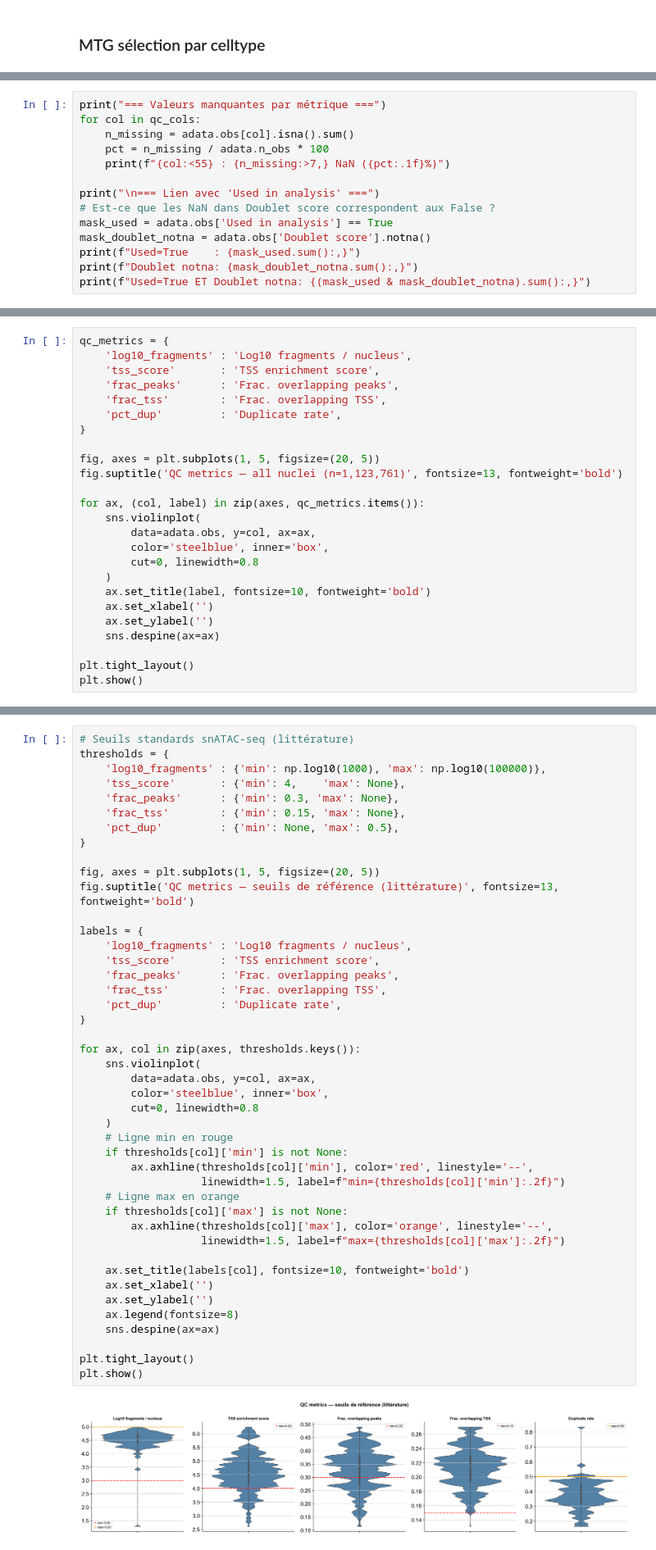
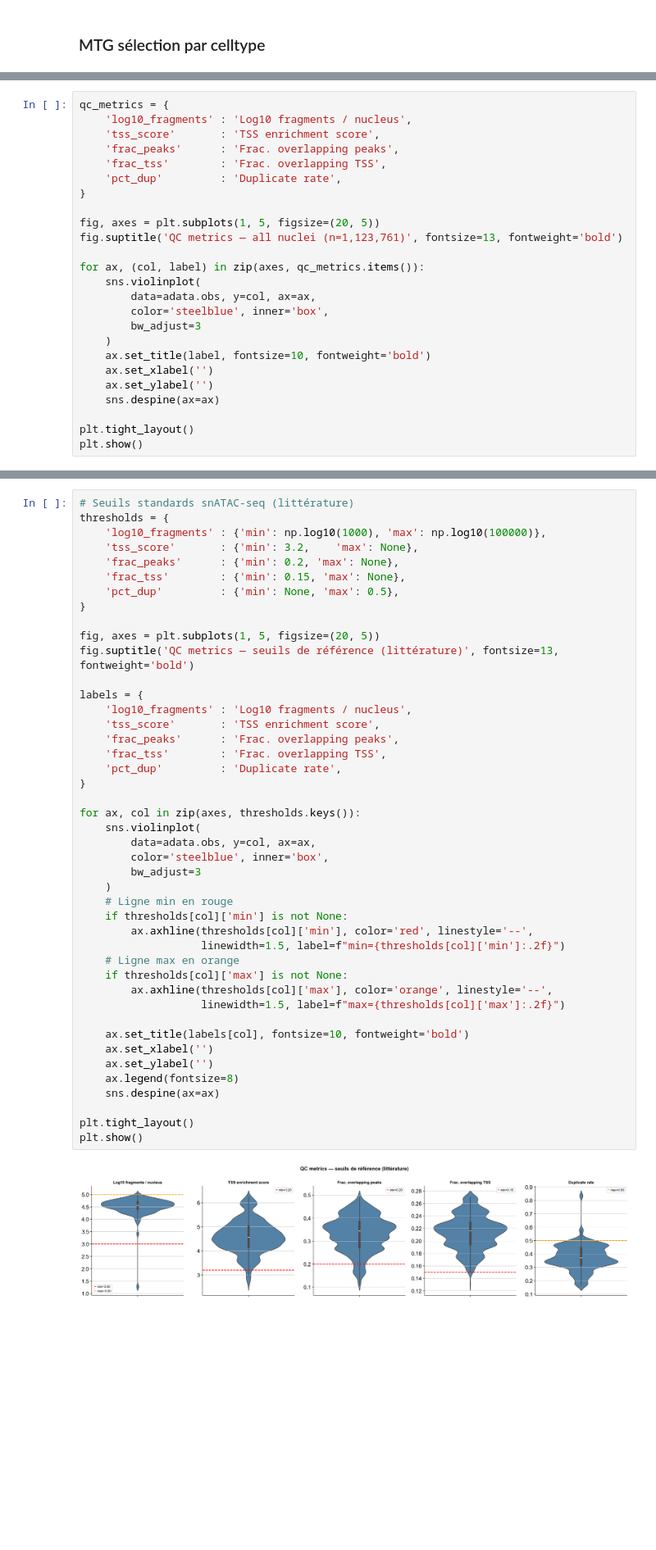
Before and after one commit to adboussif/AD_snMultiomics_Chromatin, a Jupyter notebook: notebooks/mtg_celltype_selection.ipynb, the cells around one changed output, grey strips where cells are left out. Shown at 82% size. Drawn from its saved outputs; the diff is of its cells as text; blank space fills up the shorter version.

```diff
--- a/notebooks/mtg_celltype_selection.ipynb
+++ b/notebooks/mtg_celltype_selection.ipynb
@@ -107,14 +75,0 @@ Name: count, dtype: int64
-# %%
-print("=== Valeurs manquantes par métrique ===")
-for col in qc_cols:
-    n_missing = adata.obs[col].isna().sum()
-    pct = n_missing / adata.n_obs * 100
-    print(f"{col:<55} : {n_missing:>7,} NaN ({pct:.1f}%)")
-
-print("\n=== Lien avec 'Used in analysis' ===")
-# Est-ce que les NaN dans Doublet score correspondent aux False ?
-mask_used = adata.obs['Used in analysis'] == True
-mask_doublet_notna = adata.obs['Doublet score'].notna()
-print(f"Used=True    : {mask_used.sum():,}")
-print(f"Doublet notna: {mask_doublet_notna.sum():,}")
-print(f"Used=True ET Doublet notna: {(mask_used & mask_doublet_notna).sum():,}")
@@ -189,7 +97,7 @@ for ax, (col, label) in zip(axes, qc_metrics.items()):
     sns.violinplot(
         data=adata.obs, y=col, ax=ax,
         color='steelblue', inner='box',
-        cut=0, linewidth=0.8
+        bw_adjust=3
     )
     ax.set_title(label, fontsize=10, fontweight='bold')
     ax.set_xlabel('')
@@ -204,8 +112,8 @@ plt.show()
 # Seuils standards snATAC-seq (littérature)
 thresholds = {
     'log10_fragments' : {'min': np.log10(1000), 'max': np.log10(100000)},
-    'tss_score'       : {'min': 4,    'max': None},
-    'frac_peaks'      : {'min': 0.3, 'max': None},
+    'tss_score'       : {'min': 3.2,    'max': None},
+    'frac_peaks'      : {'min': 0.2, 'max': None},
     'frac_tss'        : {'min': 0.15, 'max': None},
     'pct_dup'         : {'min': None, 'max': 0.5},
 }
@@ -217,35 +125,35 @@ labels = {
     'log10_fragments' : 'Log10 fragments / nucleus',
     'tss_score'       : 'TSS enrichment score',
     'frac_peaks'      : 'Frac. overlapping peaks',
     'frac_tss'        : 'Frac. overlapping TSS',
     'pct_dup'         : 'Duplicate rate',
 }
 
 for ax, col in zip(axes, thresholds.keys()):
     sns.violinplot(
         data=adata.obs, y=col, ax=ax,
         color='steelblue', inner='box',
-        cut=0, linewidth=0.8
+        bw_adjust=3
     )
     # Ligne min en rouge
     if thresholds[col]['min'] is not None:
         ax.axhline(thresholds[col]['min'], color='red', linestyle='--',
                    linewidth=1.5, label=f"min={thresholds[col]['min']:.2f}")
     # Ligne max en orange
     if thresholds[col]['max'] is not None:
         ax.axhline(thresholds[col]['max'], color='orange', linestyle='--',
                    linewidth=1.5, label=f"max={thresholds[col]['max']:.2f}")
 
     ax.set_title(labels[col], fontsize=10, fontweight='bold')
     ax.set_xlabel('')
     ax.set_ylabel('')
     ax.legend(fontsize=8)
     sns.despine(ax=ax)
 
 plt.tight_layout()
 plt.show()
 # %% [output]
-[figure, old version]
+[figure, new version]
 # %%
 seuils = {
     'log10_fragments' : ('min', np.log10(1000)),
```
Also changed, not shown: parts of 27 cells of this notebook, 1 other file.
